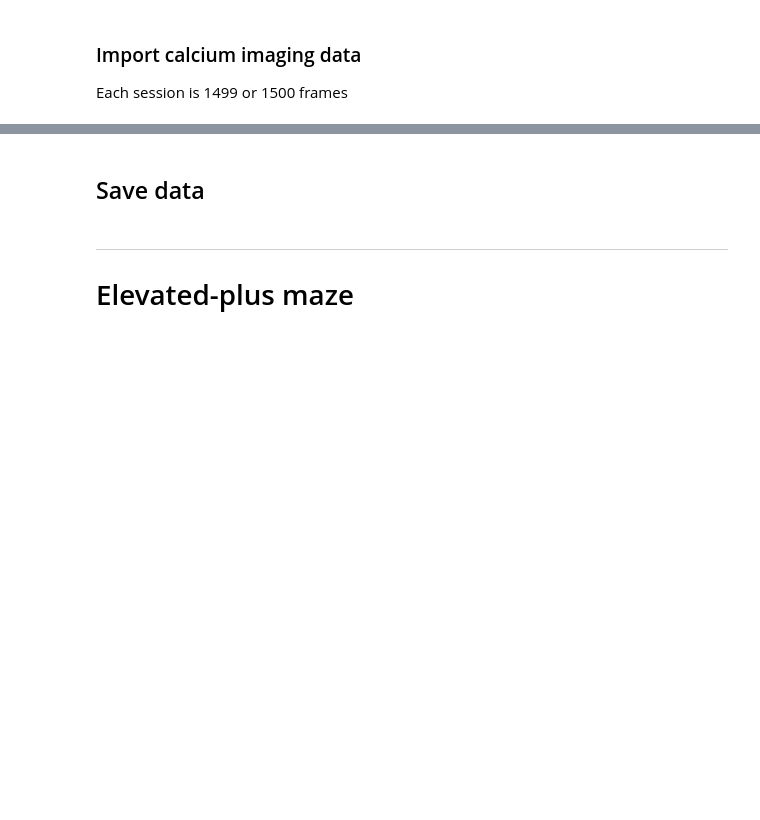
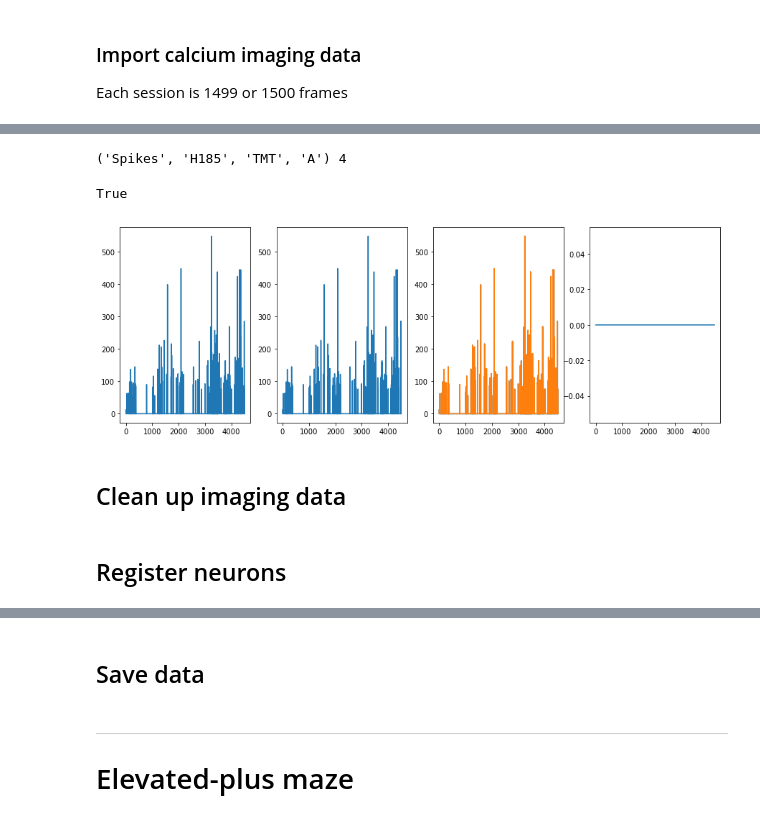
Before and after one commit to rlung/Pnoc-BNST, a Jupyter notebook: create-dataframes.ipynb, the cells around one changed output, grey strips where cells are left out. Cells and saved outputs as stored; diff of their text form; code cells hidden in the pictures; blank space fills up the shorter version.

```diff
--- a/create-dataframes.ipynb
+++ b/create-dataframes.ipynb
@@ -136,0 +122,16 @@ ax[2].plot(neural_df[('trace', subj, cell)].as_matrix());
+# %%
+# Create dataframe
+dfs = []
+
+for exp, exp_data in ca_import.iteritems():
+    n_frames = min(exp_data.shape[1], frame_max)
+    exp_index = pd.MultiIndex.from_product([['base', 'h2o', 'odor'], ts], names=['epoch', 'time'])[:n_frames]
+    df = pd.DataFrame(exp_data.T[:n_frames], index=exp_index)
+    df.columns = pd.MultiIndex.from_tuples(
+        [exp + (x, ) for x in df.columns],
+        names=['datatype', 'subject', 'experiment', 'order', 'neuron']
+    )
+    dfs.append(df)
+
+neural_df = pd.concat(dfs, axis=1)
+neural_df = neural_df.sort_index(axis=1, level=0)
@@ -136,0 +164,27 @@ ax[2].plot(neural_df[('trace', subj, cell)].as_matrix());
+# %%
+# Check
+n = np.random.randint(len(ca_import))
+ca_iter = ca_import.iteritems()
+for _ in xrange(n):
+    key, val = ca_iter.next()
+
+c = np.random.randint(len(val))
+print key, c
+
+x1 = val[c]
+x2 = neural_df[key + (c, )].as_matrix()
+f = min(len(x1), len(x2))
+
+fig, ax = plt.subplots(ncols=4, figsize=(15, 5))
+ax[0].plot(x1);
+ax[1].plot(x2);
+ax[2].plot(x1);
+ax[2].plot(x1);
+ax[3].plot(x1[:f] - x2[:f]);
+np.array_equal(x1[:f], x2[:f])
+# %% [output]
+('Spikes', 'H185', 'TMT', 'A') 4
+True
+[figure, added]
+# %% [markdown]
+## Clean up imaging data
@@ -136,0 +221,2 @@ ax[2].plot(neural_df[('trace', subj, cell)].as_matrix());
+# %% [markdown]
+## Register neurons
```
Also changed, not shown: parts of 38 cells of this notebook, 4 other files.
